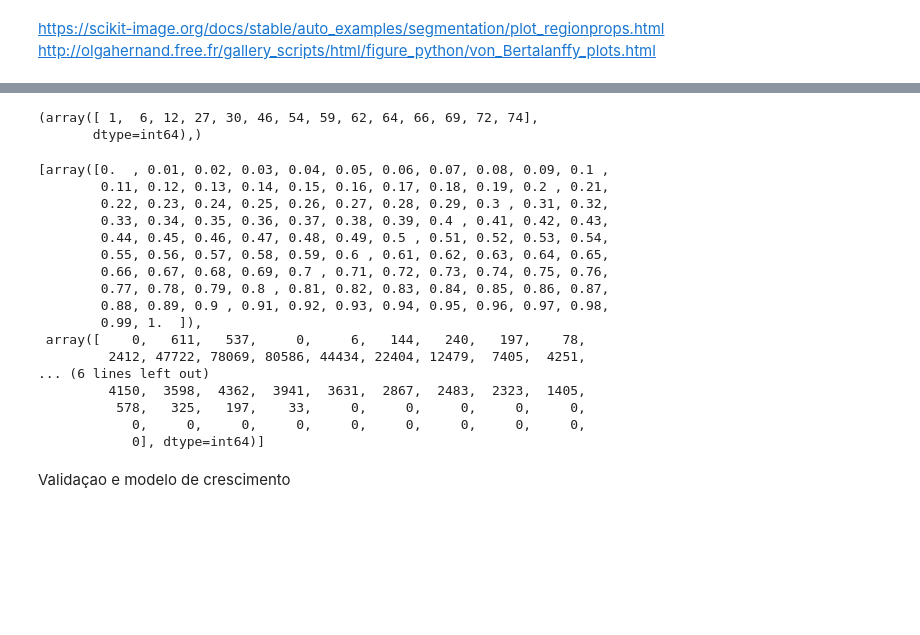
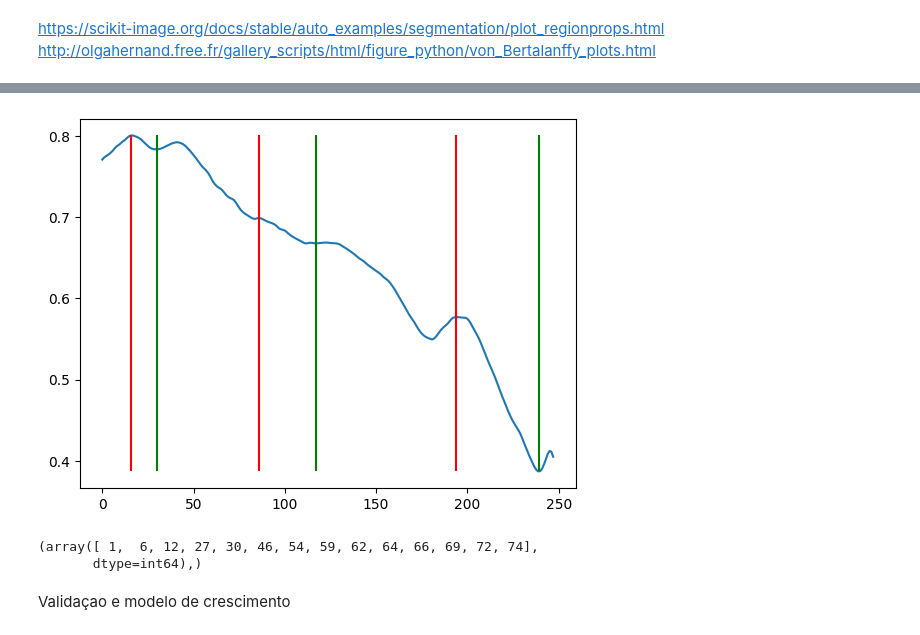
Before and after one commit to AJSRocha/msc_ds_vc, a Jupyter notebook: progress_report.ipynb, the cells around one changed output, grey strips where cells are left out. Saved outputs shown, nothing was run; the diff lists cells and outputs as text; code cells hidden in the pictures; blank space fills up the shorter version.

```diff
--- a/progress_report.ipynb
+++ b/progress_report.ipynb
@@ -171,3 +216,21 @@ temp = processador(teste_01, False)
+# %%
+#y = deriv_3(temp)
+
+#plt.plot(deriv_1(temp))
+#plt.plot(deriv_1(suavizador(temp,21)), color = 'r')
+
+temp_s = suavizador(temp,11)
+
+picos = scipy.signal.find_peaks(temp_s, distance = 70) # manipular distance e width
+vales = scipy.signal.find_peaks(temp_s*-1, distance = 70)
+
+plt.plot(temp_s)
+for pico in picos[0]:
+    plt.vlines(x = pico, ymin = temp_s.min(), ymax= temp_s.max(), color = 'r')
+for vale in vales[0]:
+    plt.vlines(x = vale, ymin = temp_s.min(), ymax= temp_s.max(), color = 'g')
+# %% [output]
+[figure, added]
 # %%
 import heapq
 heapq.nlargest(2, range(len(temp[1])), key=temp[1].__getitem__)
@@ -178,26 +241,6 @@ argrelmax(temp[1])
 # %% [output]
 (array([ 1,  6, 12, 27, 30, 46, 54, 59, 62, 64, 66, 69, 72, 74],
        dtype=int64),)
-# %%
-temp
-# %% [output]
-[array([0.  , 0.01, 0.02, 0.03, 0.04, 0.05, 0.06, 0.07, 0.08, 0.09, 0.1 ,
-        0.11, 0.12, 0.13, 0.14, 0.15, 0.16, 0.17, 0.18, 0.19, 0.2 , 0.21,
-        0.22, 0.23, 0.24, 0.25, 0.26, 0.27, 0.28, 0.29, 0.3 , 0.31, 0.32,
-        0.33, 0.34, 0.35, 0.36, 0.37, 0.38, 0.39, 0.4 , 0.41, 0.42, 0.43,
-        0.44, 0.45, 0.46, 0.47, 0.48, 0.49, 0.5 , 0.51, 0.52, 0.53, 0.54,
-        0.55, 0.56, 0.57, 0.58, 0.59, 0.6 , 0.61, 0.62, 0.63, 0.64, 0.65,
-        0.66, 0.67, 0.68, 0.69, 0.7 , 0.71, 0.72, 0.73, 0.74, 0.75, 0.76,
-        0.77, 0.78, 0.79, 0.8 , 0.81, 0.82, 0.83, 0.84, 0.85, 0.86, 0.87,
-        0.88, 0.89, 0.9 , 0.91, 0.92, 0.93, 0.94, 0.95, 0.96, 0.97, 0.98,
-        0.99, 1.  ]),
- array([    0,   611,   537,     0,     6,   144,   240,   197,    78,
-         2412, 47722, 78069, 80586, 44434, 22404, 12479,  7405,  4251,
-... (6 lines left out)
-         4150,  3598,  4362,  3941,  3631,  2867,  2483,  2323,  1405,
-          578,   325,   197,    33,     0,     0,     0,     0,     0,
-            0,     0,     0,     0,     0,     0,     0,     0,     0,
-            0], dtype=int64)]
 # %% [markdown]
 Validaçao e modelo de crescimento
 # %%
```
Also changed, not shown: parts of 8 cells of this notebook.
